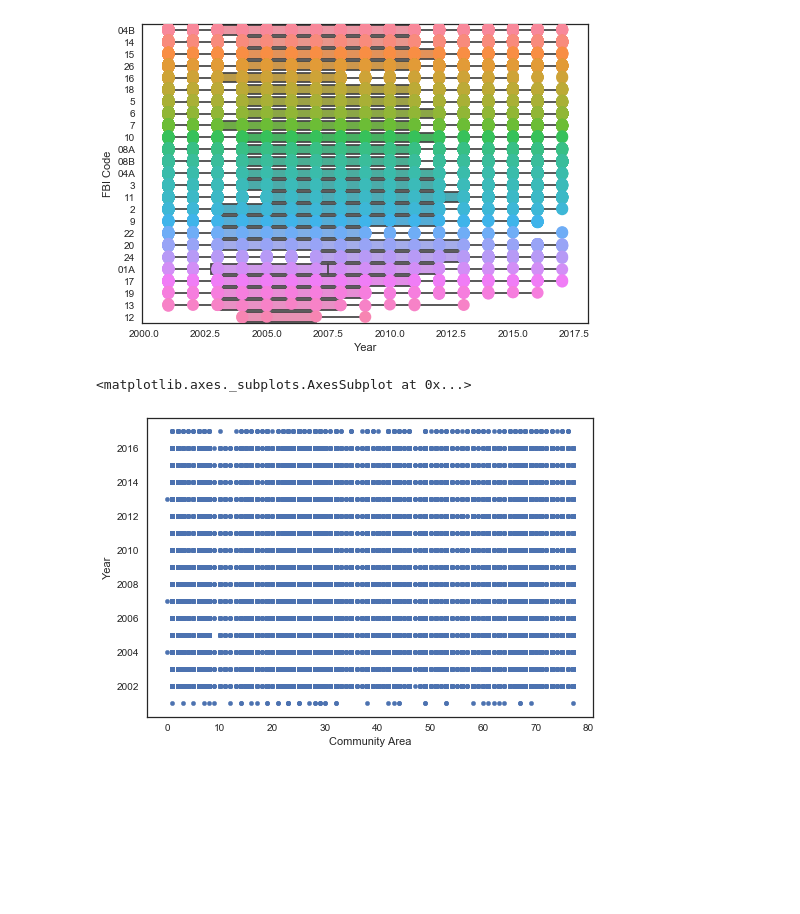
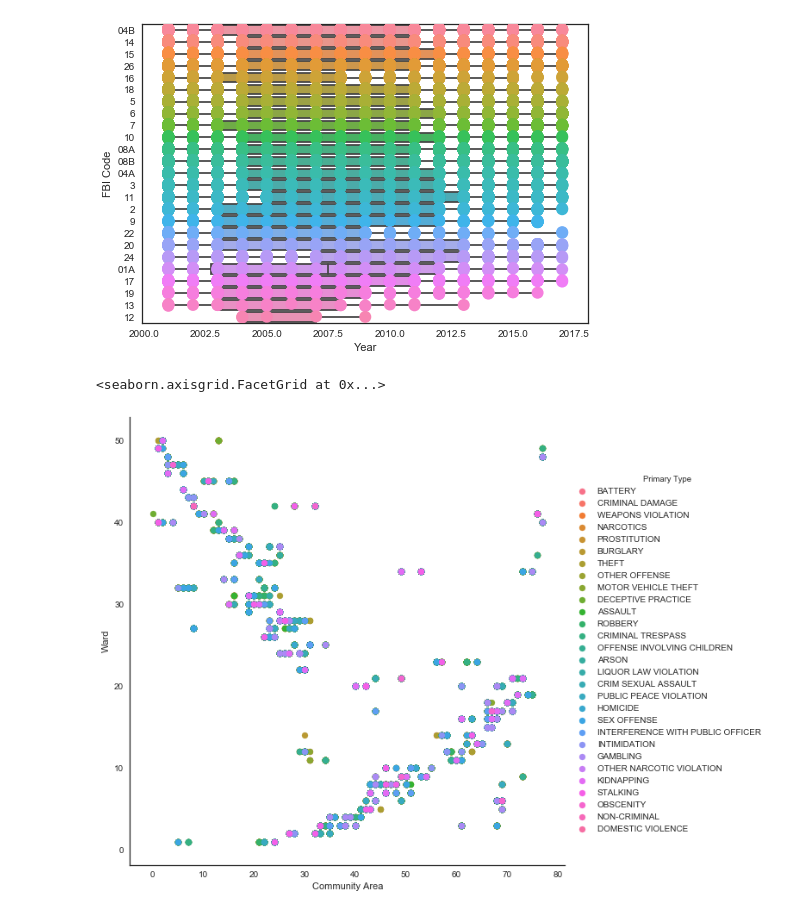
Before and after one commit to oddinigwe/project3, a Jupyter notebook: Project3.ipynb, the cells around one changed output. Saved outputs shown, nothing was run; the diff lists cells and outputs as text; code cells hidden in the pictures; blank space fills up the shorter version.

```diff
--- a/Project3.ipynb
+++ b/Project3.ipynb
@@ -98,8 +98,11 @@ ax = sns.boxplot(x="Year", y="FBI Code", data=cereal)
 ax = sns.stripplot(x="Year", y="FBI Code", data=cereal, jitter=True, size = 12, edgecolor="black")
 # %% [output]
 [figure]
-# %%
-chicagocrime.plot(kind="scatter", x="Community Area", y="Year")
-# %% [output]
-<matplotlib.axes._subplots.AxesSubplot at 0x...>
-[figure, removed]
+# %%
+#use seaborn's FacetGrid to color the scatterplot by primary crime type
+sns.FacetGrid(chicagocrime, hue="Primary Type", size=8) \
+   .map(plt.scatter, "Community Area", "Ward") \
+   .add_legend()
+# %% [output]
+<seaborn.axisgrid.FacetGrid at 0x...>
+[figure, added]
```
